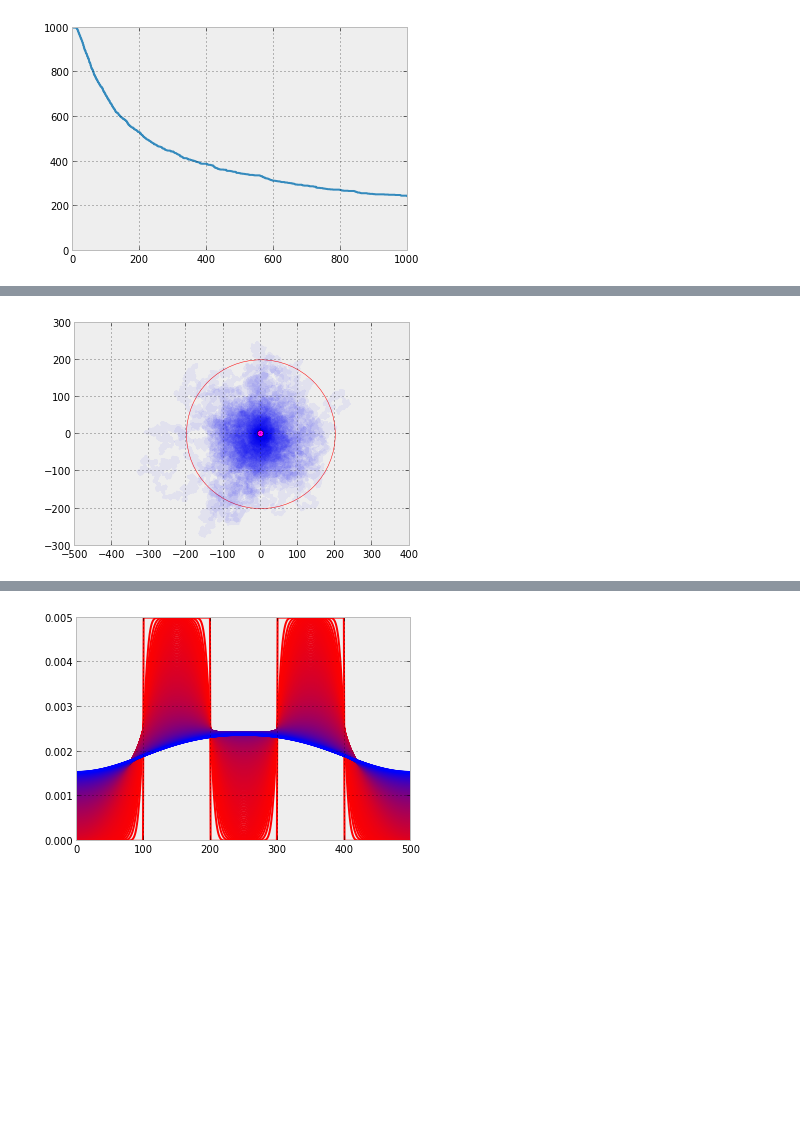
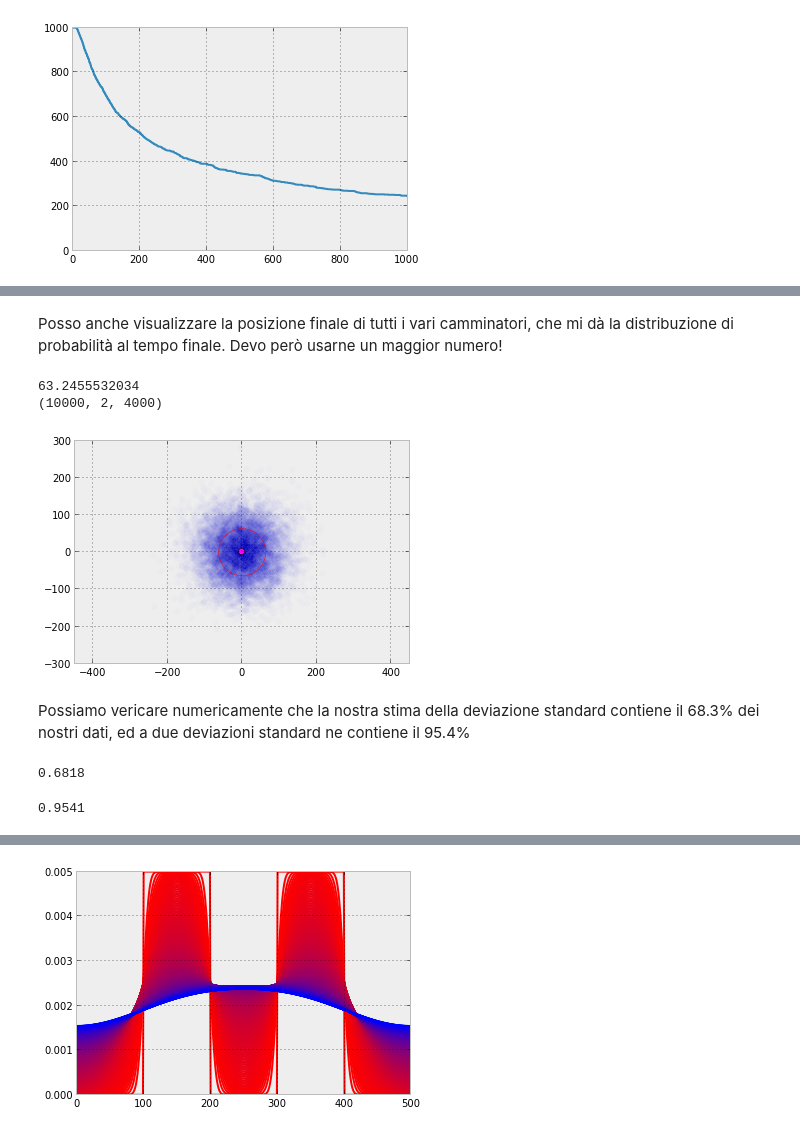
Before and after one commit to EnricoGiampieri/lezionipython, a Jupyter notebook: metodi fisici - diffusione.ipynb, the cells around one changed output, grey strips where cells are left out. Drawn from its saved outputs; the diff is of its cells as text; code cells hidden in the pictures; blank space fills up the shorter version.

```diff
--- a/metodi fisici - diffusione.ipynb
+++ b/metodi fisici - diffusione.ipynb
@@ -154,15 +191,38 @@ ora ne creo diversi tutti insieme e vedo che cosa succede
+# %% [markdown]
+Posso anche visualizzare la posizione finale di tutti i vari camminatori, che mi dà la distribuzione di probabilità al tempo finale. Devo però usarne un maggior numero!
+# %%
+N = 4000
+NW = 10000
+
+radius = sqrt(N)
+print radius
+single_steps = (rand(N, 2, NW)<0.5)*2-1
+single_walk = cumsum(single_steps, axis=0).T
+print single_walk.shape
+# %% [output]
+63.2455532034
+(10000, 2, 4000)
 # %%
-N = 10000
-NW = 100
+final_positions = single_walk[:,:,-1]
+plot(final_positions[:,0], final_positions[:,1], alpha=0.01, color='b',
+     marker='o', linestyle='none')
 
-radius = 2.0*sqrt(N)
-single_steps = (rand(N, 2, NW)<0.5)*2-1
-single_walk = cumsum(single_steps, axis=0).T
-for walk in single_walk:
-    plot(walk[0], walk[1], alpha=0.05, color='b')
 plot([0],[0], marker='o', color='magenta')
-gca().add_patch(Circle((0,0), radius, facecolor='none', edgecolor='r'))
+gca().add_patch(Circle((0,0), radius, facecolor='none', edgecolor='r', zorder=10))
 plt.axes().set_aspect('equal', 'datalim')
 show()
 # %% [output]
-[figure, old version]
+[figure, new version]
+# %% [markdown]
+Possiamo vericare numericamente che la nostra stima della deviazione standard contiene il 68.3% dei nostri dati, ed a due deviazioni standard ne contiene il 95.4%
+# %%
+estremi = sum( abs(final_positions[:,0]) > radius)
+totali = len(final_positions[:,0].ravel())
+print 1.0 - estremi * 1.0/totali
+# %% [output]
+0.6818
+# %%
+estremi = sum( abs(final_positions[:,0]) > 2 * radius)
+print 1.0 - estremi * 1.0/totali
+# %% [output]
+0.9541
```
Also changed, not shown: parts of 26 cells of this notebook, 1 other file.
